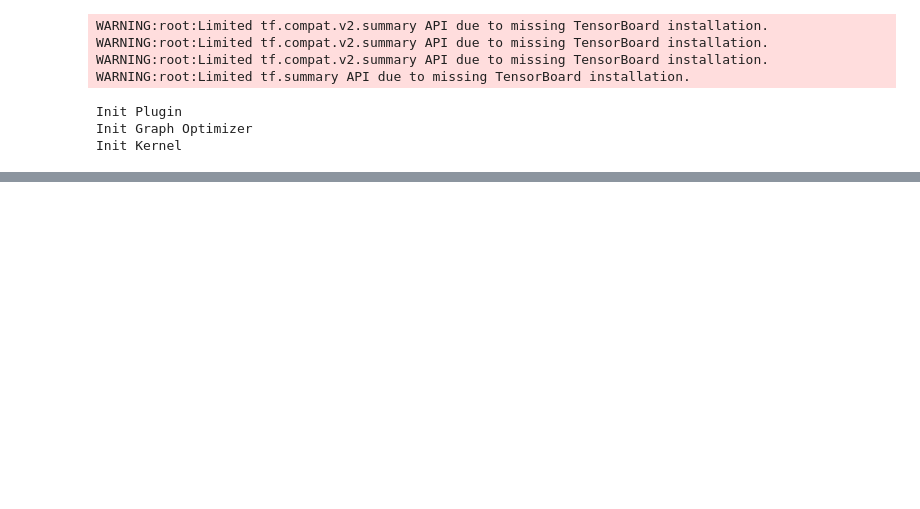
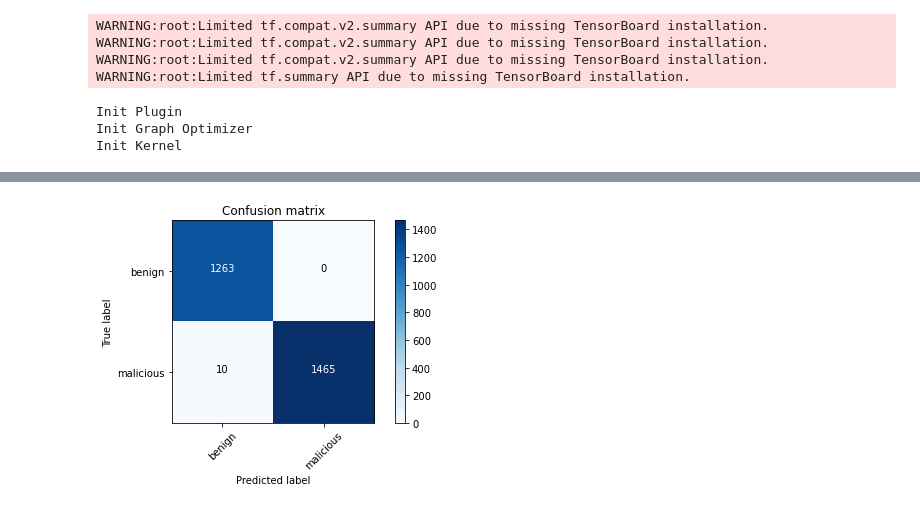
Before and after one commit to alphabeta2206/Mal_URL, a Jupyter notebook: Cross-site/Tfidf.ipynb, the cells around one changed output, grey strips where cells are left out. Saved outputs shown, nothing was run; the diff lists cells and outputs as text; code cells hidden in the pictures; blank space fills up the shorter version.

```diff
--- a/Cross-site/Tfidf.ipynb
+++ b/Cross-site/Tfidf.ipynb
@@ -99,0 +95,4 @@ model2.score(x_test,y_test)
+# %%
+model_xg.fit(x_train,y_train)
+score_xg = model_xg.score(x_test,y_test)
+print(score_xg)
@@ -99,0 +163,5 @@ model2.score(x_test,y_test)
+# %%
+cm = metrics.confusion_matrix(y_test, pred_xg, labels=[0,1])
+plot_confusion_matrix(cm,classes=['benign','malicious'])
+# %% [output]
+[figure, added]
```
Also changed, not shown: parts of 17 cells of this notebook.
